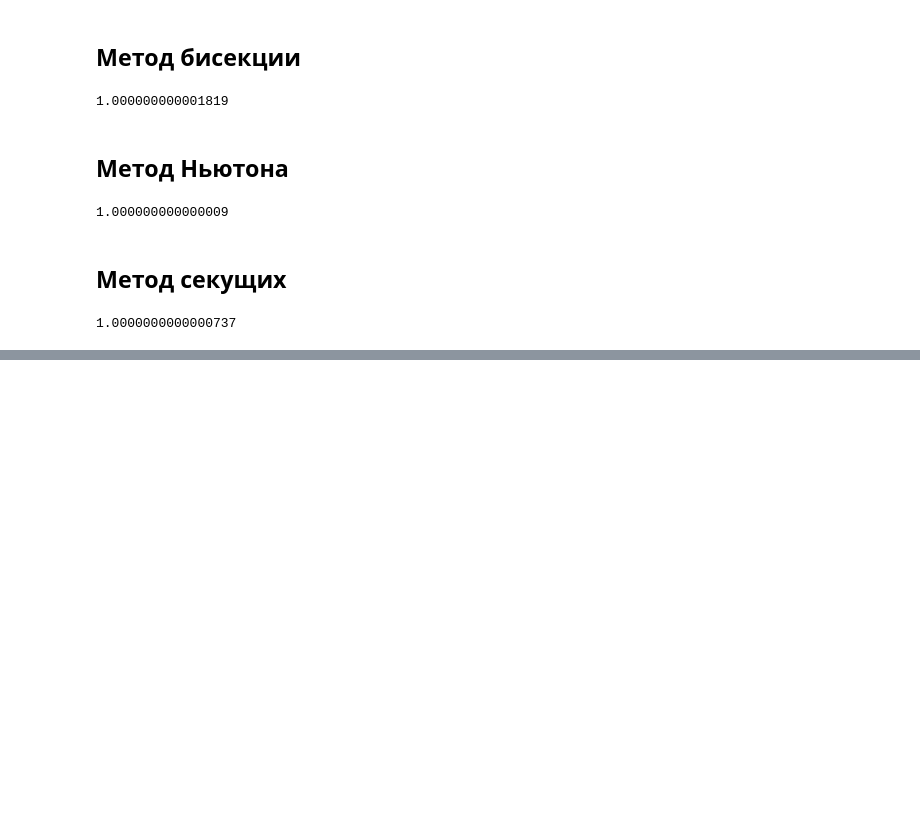
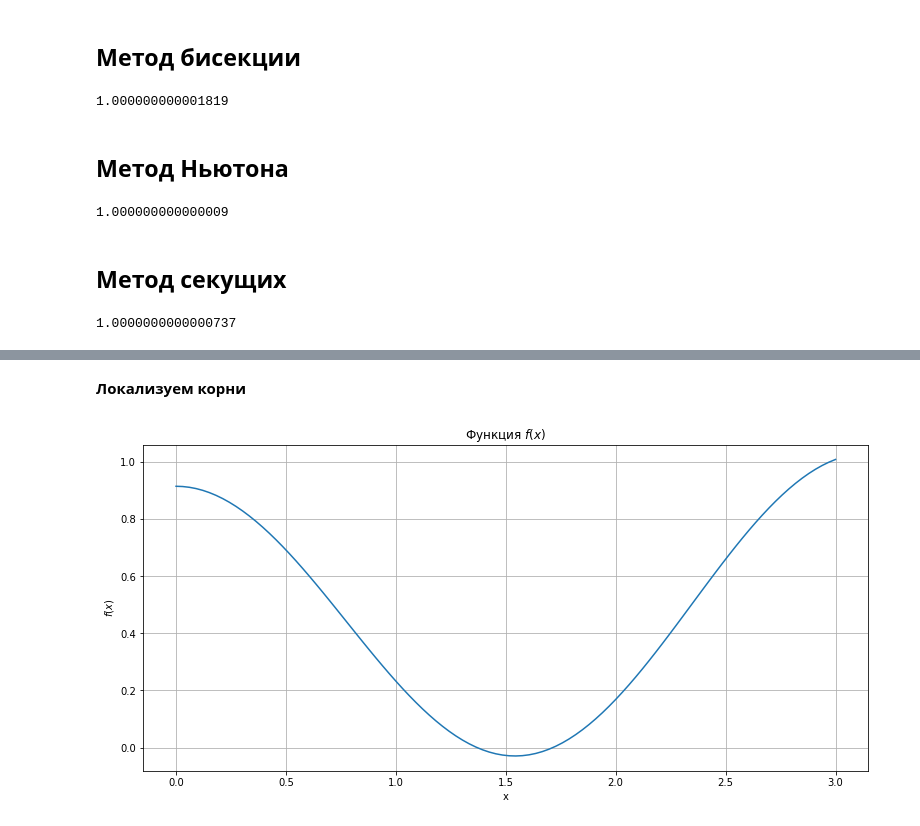
Before and after one commit to goo-goo-goo-joob/hse_numerical_methods, a Jupyter notebook: ДЗ_решение_уравнений.ipynb, the cells around one changed output, grey strips where cells are left out. Saved outputs shown, nothing was run; the diff lists cells and outputs as text; code cells hidden in the pictures; blank space fills up the shorter version.

```diff
--- a/ДЗ_решение_уравнений.ipynb
+++ b/ДЗ_решение_уравнений.ipynb
@@ -71,0 +83,12 @@ secant(f, 0.5, 3, 1.1, 1.5)
+# %%
+def localize(f, a, b, f_name = 'f'):
+    x = np.linspace(a, b, num=100)
+    y = [f(x_) for x_ in x]
+
+    plt.figure(figsize=(13, 6))
+    plt.plot(x, y)
+    plt.title(f'Функция ${f_name}(x)$')
+    plt.grid()
+    plt.xlabel('x')
+    plt.ylabel(f'${f_name}(x)$')
+    plt.show()
@@ -71,0 +115,14 @@ secant(f, 0.5, 3, 1.1, 1.5)
+# %%
+def f(x):
+    return np.cos(x) ** 2 - 2 * np.cos(x) / 35 - 1 / 35
+
+def g(x):
+    return np.cos(x) ** 2 - 2 * np.cos(x) / 5 + 1 / 25
+
+a, b = 0, 3
+# %% [markdown]
+**Локализуем корни**
+# %%
+localize(f, a, b)
+# %% [output]
+[figure, added]
```
Also changed, not shown: parts of 41 cells of this notebook.
